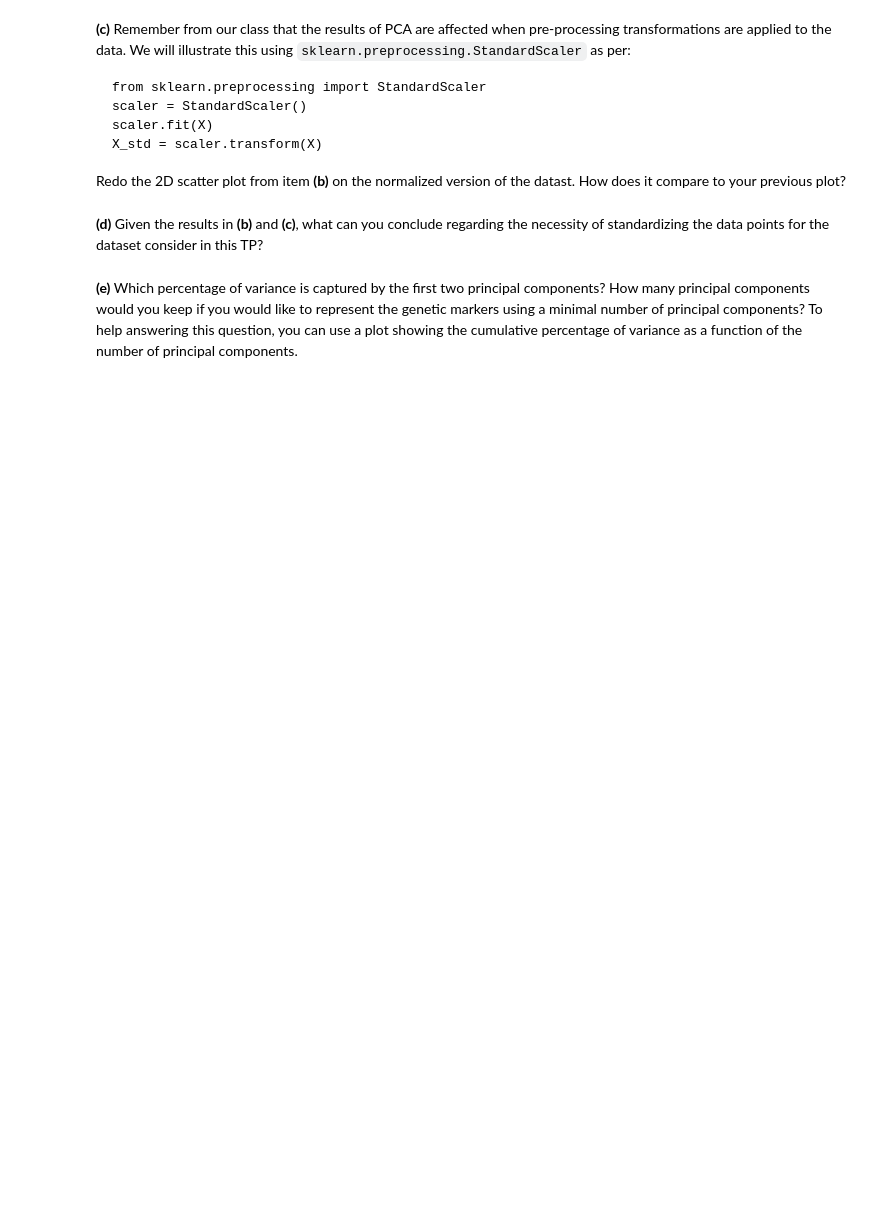
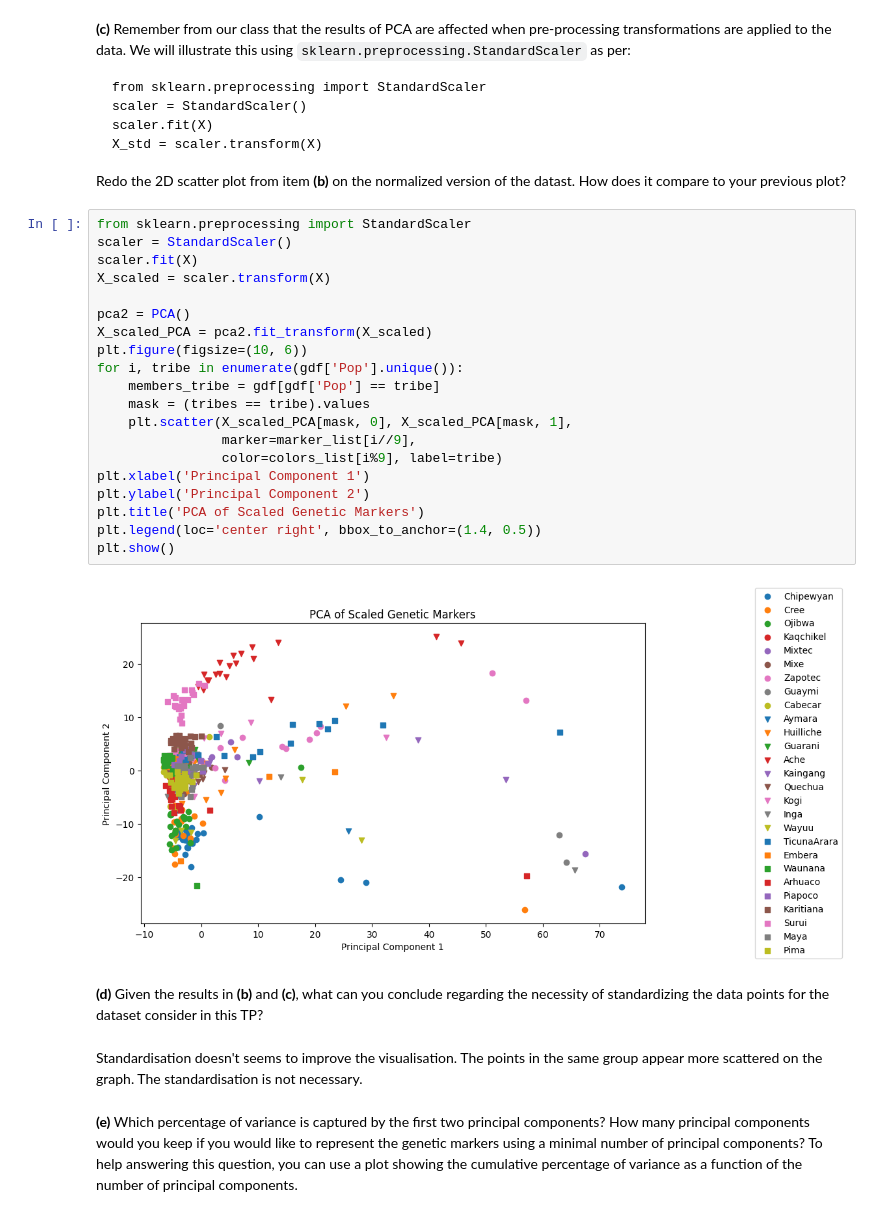
Before and after one commit to Concombrero/TP-Statistical-Learning, a Jupyter notebook: TP2/TP2.ipynb, the cells around one changed output. Drawn from its saved outputs; the diff is of its cells as text; blank space fills up the shorter version.

````diff
--- a/TP2/TP2.ipynb
+++ b/TP2/TP2.ipynb
@@ -191,7 +212,31 @@ scaler.fit(X)
 X_std = scaler.transform(X)
 ```
 Redo the 2D scatter plot from item **(b)** on the normalized version of the datast. How does it compare to your previous plot?
+# %%
+from sklearn.preprocessing import StandardScaler
+scaler = StandardScaler()
+scaler.fit(X)
+X_scaled = scaler.transform(X)
+
+pca2 = PCA()
+X_scaled_PCA = pca2.fit_transform(X_scaled)
+plt.figure(figsize=(10, 6))
+for i, tribe in enumerate(gdf['Pop'].unique()):
+    members_tribe = gdf[gdf['Pop'] == tribe]
+    mask = (tribes == tribe).values
+    plt.scatter(X_scaled_PCA[mask, 0], X_scaled_PCA[mask, 1],
+                marker=marker_list[i//9],
+                color=colors_list[i%9], label=tribe)
+plt.xlabel('Principal Component 1')
+plt.ylabel('Principal Component 2')
+plt.title('PCA of Scaled Genetic Markers')
+plt.legend(loc='center right', bbox_to_anchor=(1.4, 0.5))
+plt.show()
+# %% [output]
+[figure, added]
 # %% [markdown]
 **(d)** Given the results in **(b)** and **(c)**, what can you conclude regarding the necessity of standardizing the data points for the dataset consider in this TP?
+# %% [markdown]
+Standardisation doesn't seems to improve the visualisation. The points in the same group appear more scattered on the graph. The standardisation is not necessary.
 # %% [markdown]
 **(e)** Which percentage of variance is captured by the first two principal components? How many principal components would you keep if you would like to represent the genetic markers using a minimal number of principal components? To help answering this question, you can use a plot showing the cumulative percentage of variance as a function of the number of principal components.
````
Also changed, not shown: parts of 3 cells of this notebook.
